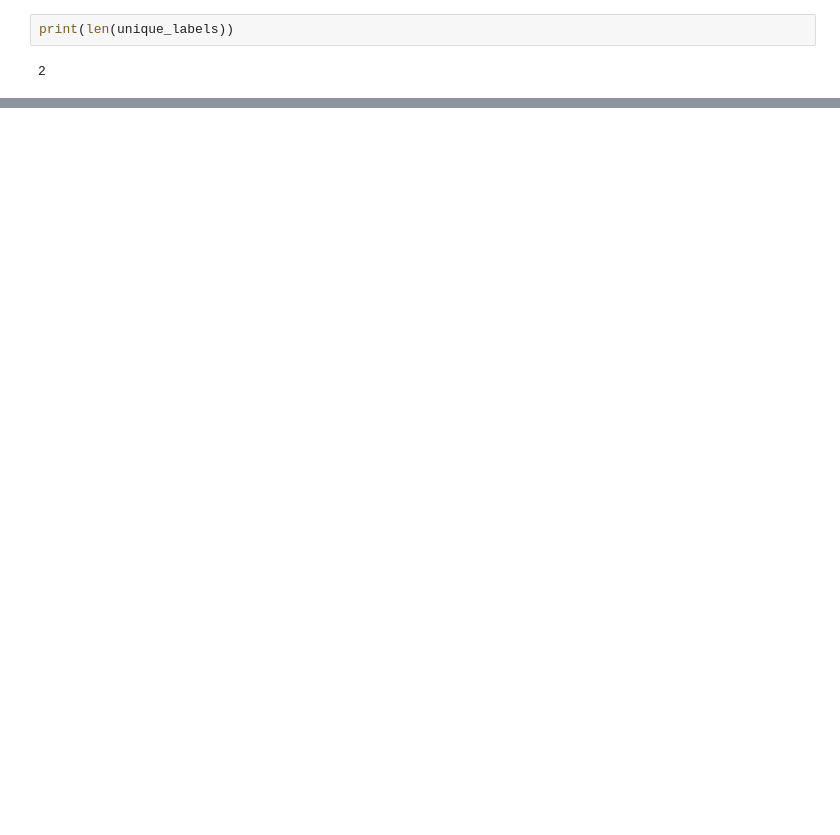
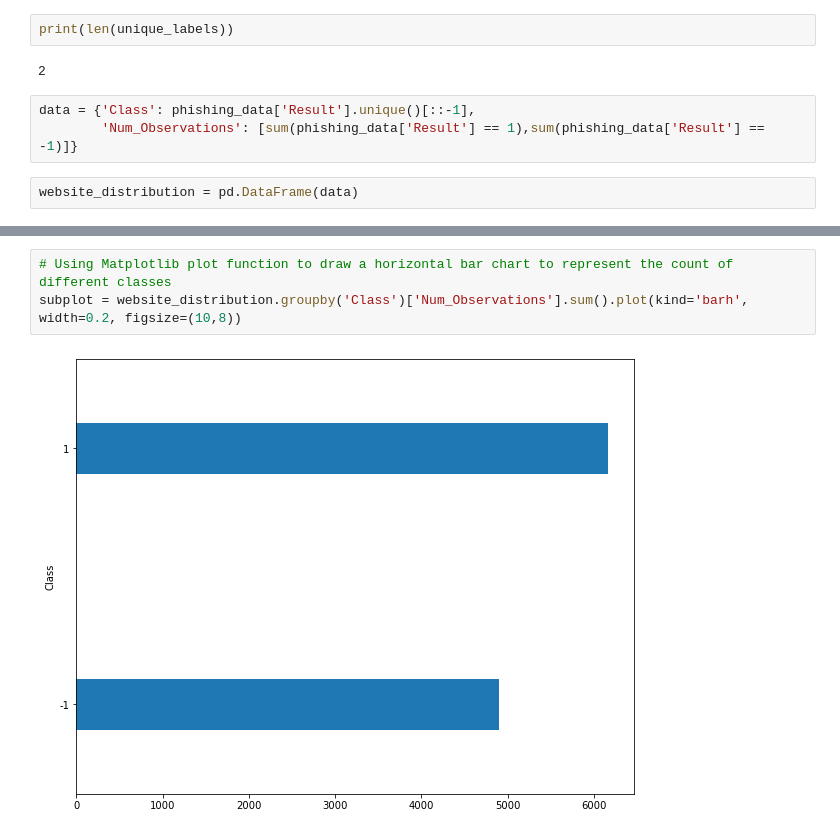
Before and after one commit to vikrant-github/Phishing-Websites-Detection, a Jupyter notebook: Detecting_Phishing_Websites.ipynb, the cells around one changed output, grey strips where cells are left out. Saved outputs shown, nothing was run; the diff lists cells and outputs as text; blank space fills up the shorter version.

```diff
--- a/Detecting_Phishing_Websites.ipynb
+++ b/Detecting_Phishing_Websites.ipynb
@@ -53,3 +65,8 @@ unique_labels = phishing_data['Result'].unique()
 print(len(unique_labels))
 # %% [output]
 2
+# %%
+data = {'Class': phishing_data['Result'].unique()[::-1],
+        'Num_Observations': [sum(phishing_data['Result'] == 1),sum(phishing_data['Result'] == -1)]}
+# %%
+website_distribution = pd.DataFrame(data)
@@ -55,0 +79,5 @@ print(len(unique_labels))
+# %%
+# Using Matplotlib plot function to draw a horizontal bar chart to represent the count of different classes
+subplot = website_distribution.groupby('Class')['Num_Observations'].sum().plot(kind='barh', width=0.2, figsize=(10,8))
+# %% [output]
+[figure, added]
```
Also changed, not shown: parts of 10 cells of this notebook.
